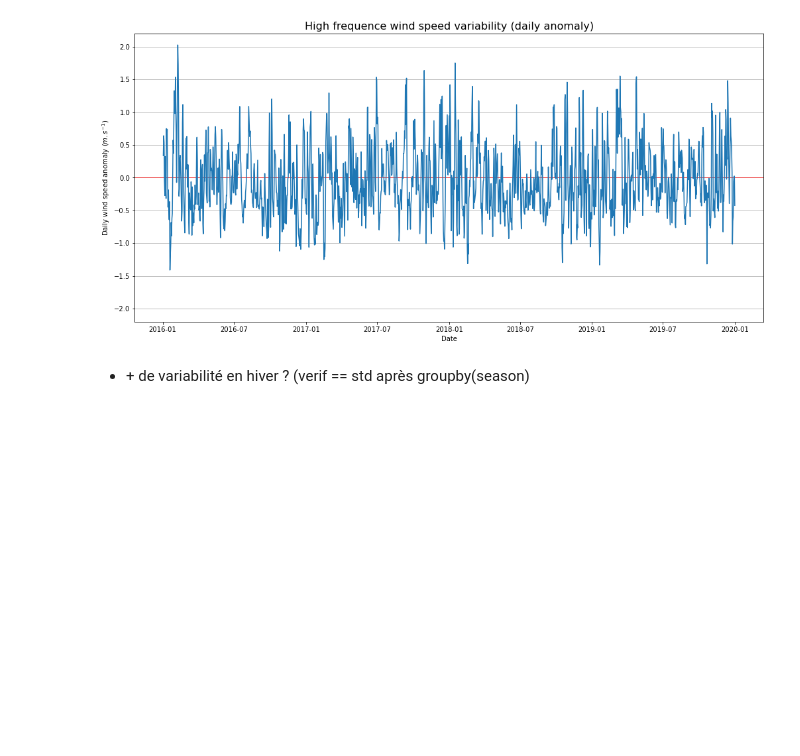
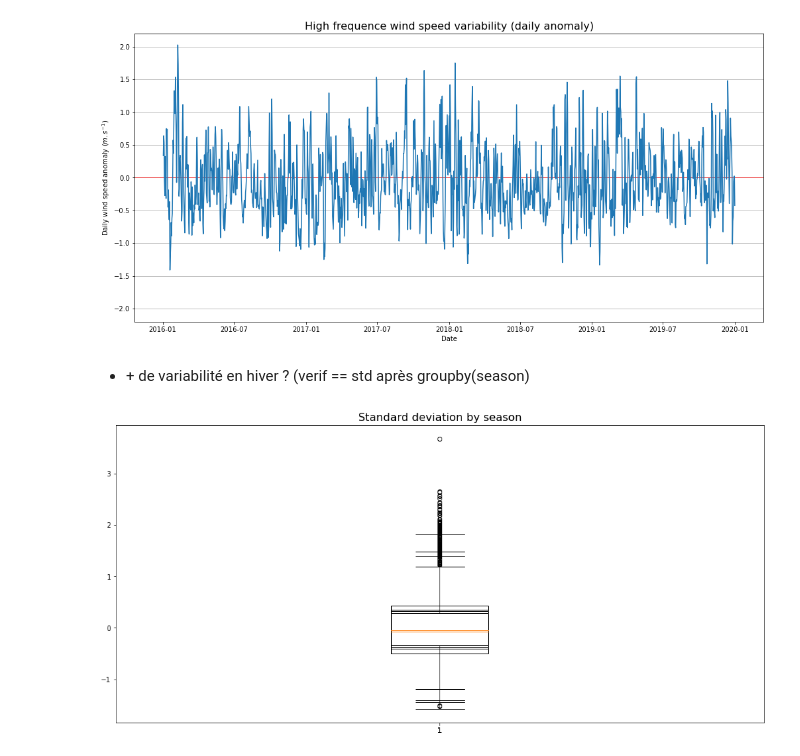
Before and after one commit to bchatelon/year_weather_regime, a Jupyter notebook: wind_outage.ipynb, the cells around one changed output. Cells and saved outputs as stored; diff of their text form; code cells hidden in the pictures; blank space fills up the shorter version.

Commit message:
seasonnal std

```diff
--- a/wind_outage.ipynb
+++ b/wind_outage.ipynb
@@ -180,3 +180,15 @@ plt.show()
 [figure]
 # %% [markdown]
 + \+ de variabilité en hiver ? (verif == std après groupby(season)
+# %%
+ws_index_danom_std = ws_index_danom.groupby('time.season').std('time')
+# %%
+fig = plt.figure(figsize=(17, 8))
+
+ax = fig.add_subplot(1, 1, 1)
+ax.set_title('Standard deviation by season', fontsize = 16)
+for season in ws_index_danom_std.season.values :
+    ax.boxplot(ws_index_danom.groupby('time.season')[season])
+plt.show()
+# %% [output]
+[figure, added]
```
Also changed, not shown: parts of 1 cell of this notebook.
